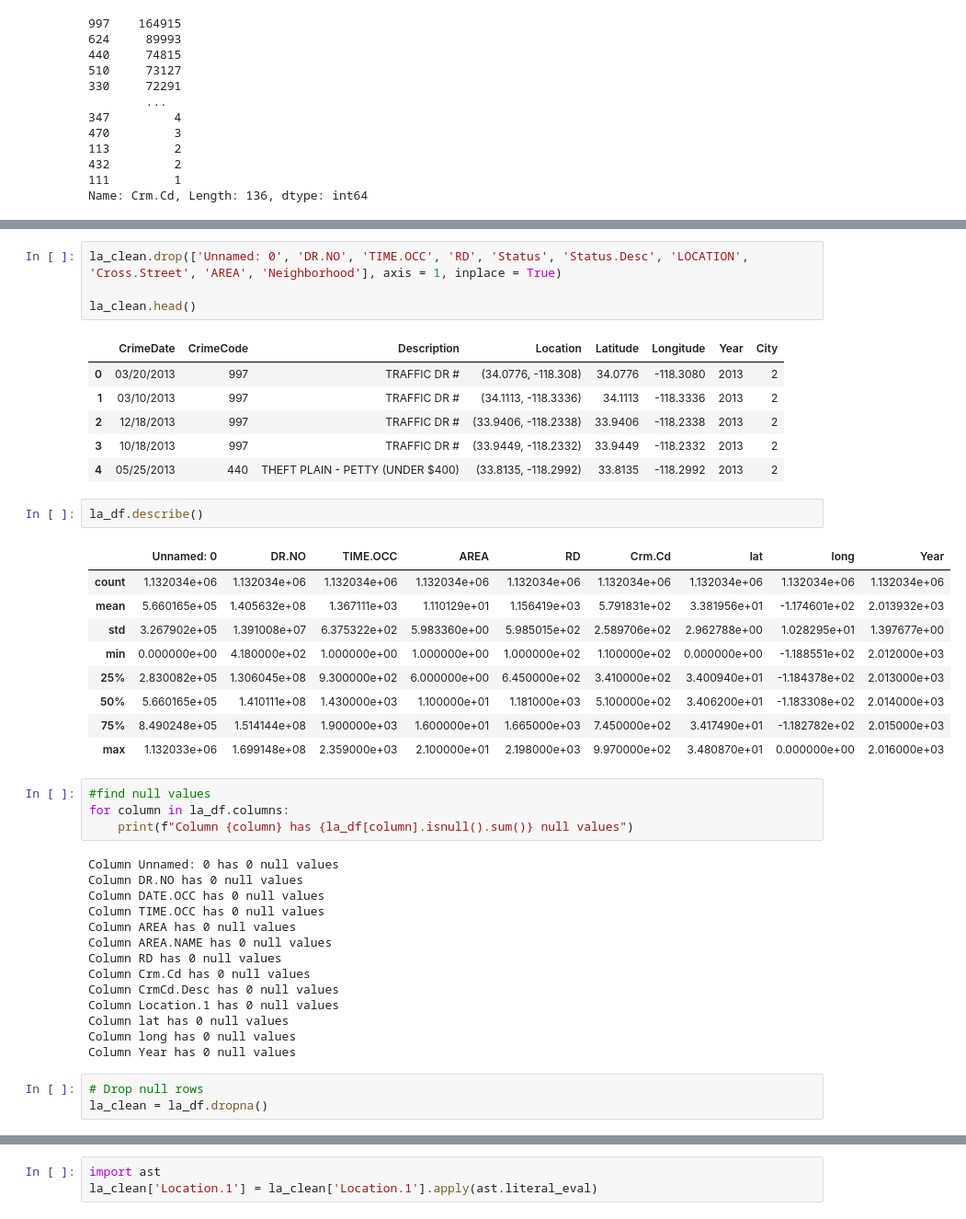
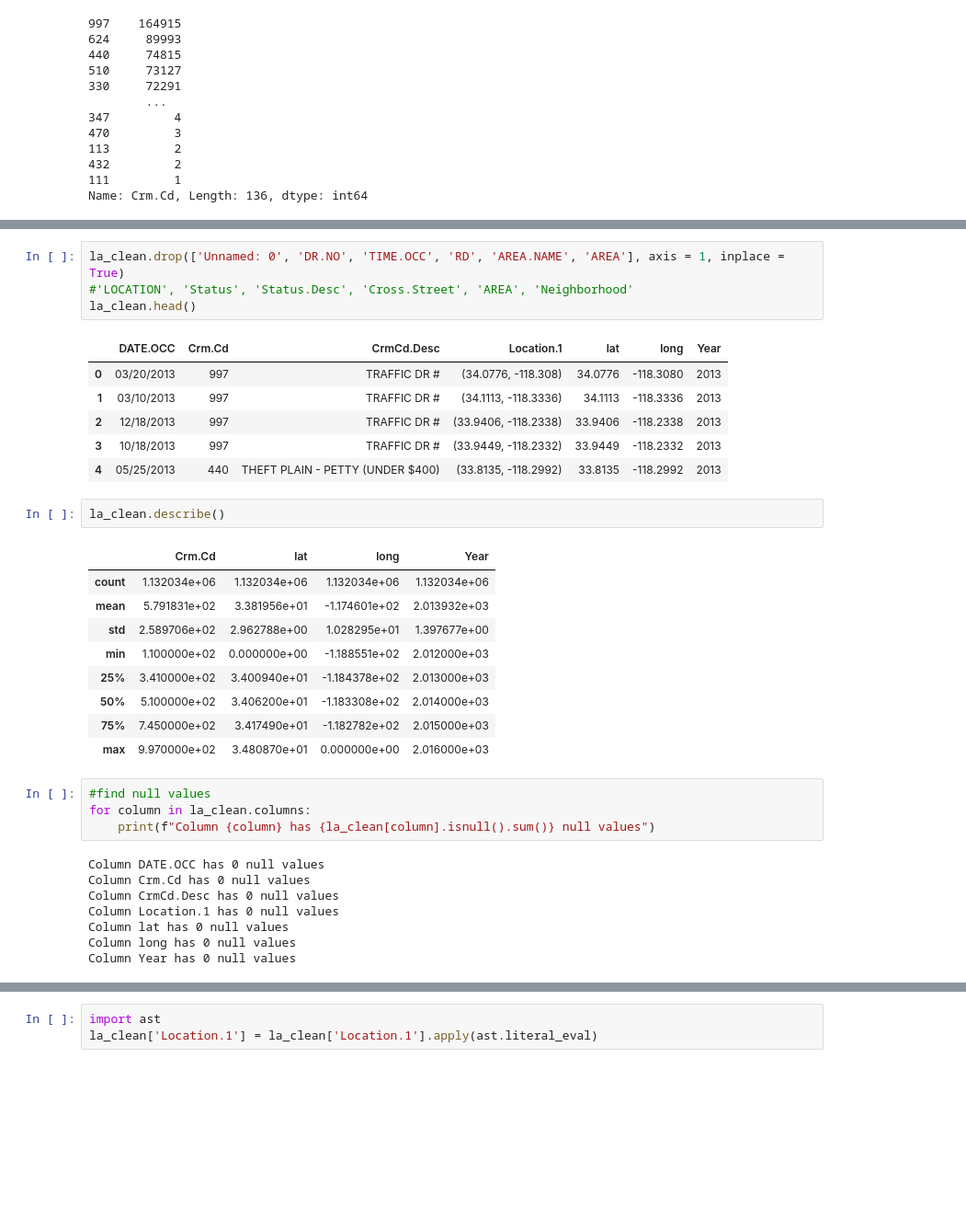
Before and after one commit to melpatjen16/capstone-project, a Jupyter notebook: Crimedata-2.ipynb, the cells around one changed output, grey strips where cells are left out. Shown at 92% size. Cells and saved outputs as stored; diff of their text form; blank space fills up the shorter version.

```diff
--- a/Crimedata-2.ipynb
+++ b/Crimedata-2.ipynb
@@ -400,44 +399,35 @@ la_df.dropna()
 # %%
-la_clean.drop(['Unnamed: 0', 'DR.NO', 'TIME.OCC', 'RD', 'Status', 'Status.Desc', 'LOCATION', 'Cross.Street', 'AREA', 'Neighborhood'], axis = 1, inplace = True)
-
+la_clean.drop(['Unnamed: 0', 'DR.NO', 'TIME.OCC', 'RD', 'AREA.NAME', 'AREA'], axis = 1, inplace = True)
+#'LOCATION', 'Status', 'Status.Desc', 'Cross.Street', 'AREA', 'Neighborhood'
 la_clean.head()
 # %% [output]
-|  | CrimeDate | CrimeCode | Description | Location | Latitude | Longitude | Year | City |
-| 0 | 03/20/2013 | 997 | TRAFFIC DR # | (34.0776, -118.308) | 34.0776 | -118.3080 | 2013 | 2 |
-| 1 | 03/10/2013 | 997 | TRAFFIC DR # | (34.1113, -118.3336) | 34.1113 | -118.3336 | 2013 | 2 |
-| 2 | 12/18/2013 | 997 | TRAFFIC DR # | (33.9406, -118.2338) | 33.9406 | -118.2338 | 2013 | 2 |
-| 3 | 10/18/2013 | 997 | TRAFFIC DR # | (33.9449, -118.2332) | 33.9449 | -118.2332 | 2013 | 2 |
-| 4 | 05/25/2013 | 440 | THEFT PLAIN - PETTY (UNDER $400) | (33.8135, -118.2992) | 33.8135 | -118.2992 | 2013 | 2 |
+|  | DATE.OCC | Crm.Cd | CrmCd.Desc | Location.1 | lat | long | Year |
+| 0 | 03/20/2013 | 997 | TRAFFIC DR # | (34.0776, -118.308) | 34.0776 | -118.3080 | 2013 |
+| 1 | 03/10/2013 | 997 | TRAFFIC DR # | (34.1113, -118.3336) | 34.1113 | -118.3336 | 2013 |
+| 2 | 12/18/2013 | 997 | TRAFFIC DR # | (33.9406, -118.2338) | 33.9406 | -118.2338 | 2013 |
+| 3 | 10/18/2013 | 997 | TRAFFIC DR # | (33.9449, -118.2332) | 33.9449 | -118.2332 | 2013 |
+| 4 | 05/25/2013 | 440 | THEFT PLAIN - PETTY (UNDER $400) | (33.8135, -118.2992) | 33.8135 | -118.2992 | 2013 |
 # %%
-la_df.describe()
+la_clean.describe()
 # %% [output]
-|  | Unnamed: 0 | DR.NO | TIME.OCC | AREA | RD | Crm.Cd | lat | long | Year |
-| count | 1.132034e+06 | 1.132034e+06 | 1.132034e+06 | 1.132034e+06 | 1.132034e+06 | 1.132034e+06 | 1.132034e+06 | 1.132034e+06 | 1.132034e+06 |
-| mean | 5.660165e+05 | 1.405632e+08 | 1.367111e+03 | 1.110129e+01 | 1.156419e+03 | 5.791831e+02 | 3.381956e+01 | -1.174601e+02 | 2.013932e+03 |
-| std | 3.267902e+05 | 1.391008e+07 | 6.375322e+02 | 5.983360e+00 | 5.985015e+02 | 2.589706e+02 | 2.962788e+00 | 1.028295e+01 | 1.397677e+00 |
-| min | 0.000000e+00 | 4.180000e+02 | 1.000000e+00 | 1.000000e+00 | 1.000000e+02 | 1.100000e+02 | 0.000000e+00 | -1.188551e+02 | 2.012000e+03 |
-| 25% | 2.830082e+05 | 1.306045e+08 | 9.300000e+02 | 6.000000e+00 | 6.450000e+02 | 3.410000e+02 | 3.400940e+01 | -1.184378e+02 | 2.013000e+03 |
-| 50% | 5.660165e+05 | 1.410111e+08 | 1.430000e+03 | 1.100000e+01 | 1.181000e+03 | 5.100000e+02 | 3.406200e+01 | -1.183308e+02 | 2.014000e+03 |
-| 75% | 8.490248e+05 | 1.514144e+08 | 1.900000e+03 | 1.600000e+01 | 1.665000e+03 | 7.450000e+02 | 3.417490e+01 | -1.182782e+02 | 2.015000e+03 |
-| max | 1.132033e+06 | 1.699148e+08 | 2.359000e+03 | 2.100000e+01 | 2.198000e+03 | 9.970000e+02 | 3.480870e+01 | 0.000000e+00 | 2.016000e+03 |
+|  | Crm.Cd | lat | long | Year |
+| count | 1.132034e+06 | 1.132034e+06 | 1.132034e+06 | 1.132034e+06 |
+| mean | 5.791831e+02 | 3.381956e+01 | -1.174601e+02 | 2.013932e+03 |
+| std | 2.589706e+02 | 2.962788e+00 | 1.028295e+01 | 1.397677e+00 |
+| min | 1.100000e+02 | 0.000000e+00 | -1.188551e+02 | 2.012000e+03 |
+| 25% | 3.410000e+02 | 3.400940e+01 | -1.184378e+02 | 2.013000e+03 |
+| 50% | 5.100000e+02 | 3.406200e+01 | -1.183308e+02 | 2.014000e+03 |
+| 75% | 7.450000e+02 | 3.417490e+01 | -1.182782e+02 | 2.015000e+03 |
+| max | 9.970000e+02 | 3.480870e+01 | 0.000000e+00 | 2.016000e+03 |
 # %%
 #find null values
-for column in la_df.columns:
-    print(f"Column {column} has {la_df[column].isnull().sum()} null values")
+for column in la_clean.columns:
+    print(f"Column {column} has {la_clean[column].isnull().sum()} null values")
 # %% [output]
-Column Unnamed: 0 has 0 null values
-Column DR.NO has 0 null values
 Column DATE.OCC has 0 null values
-Column TIME.OCC has 0 null values
-Column AREA has 0 null values
-Column AREA.NAME has 0 null values
-Column RD has 0 null values
 Column Crm.Cd has 0 null values
 Column CrmCd.Desc has 0 null values
 Column Location.1 has 0 null values
 Column lat has 0 null values
 Column long has 0 null values
 Column Year has 0 null values
-# %%
-# Drop null rows
-la_clean = la_df.dropna()
```
Also changed, not shown: parts of 68 cells of this notebook.
